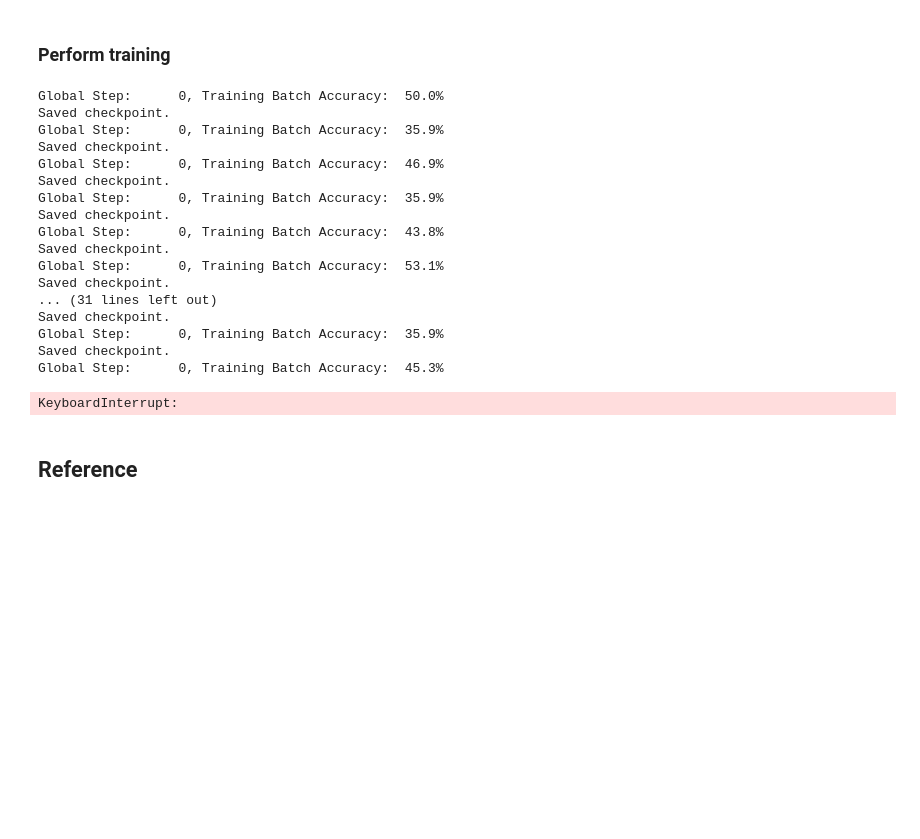
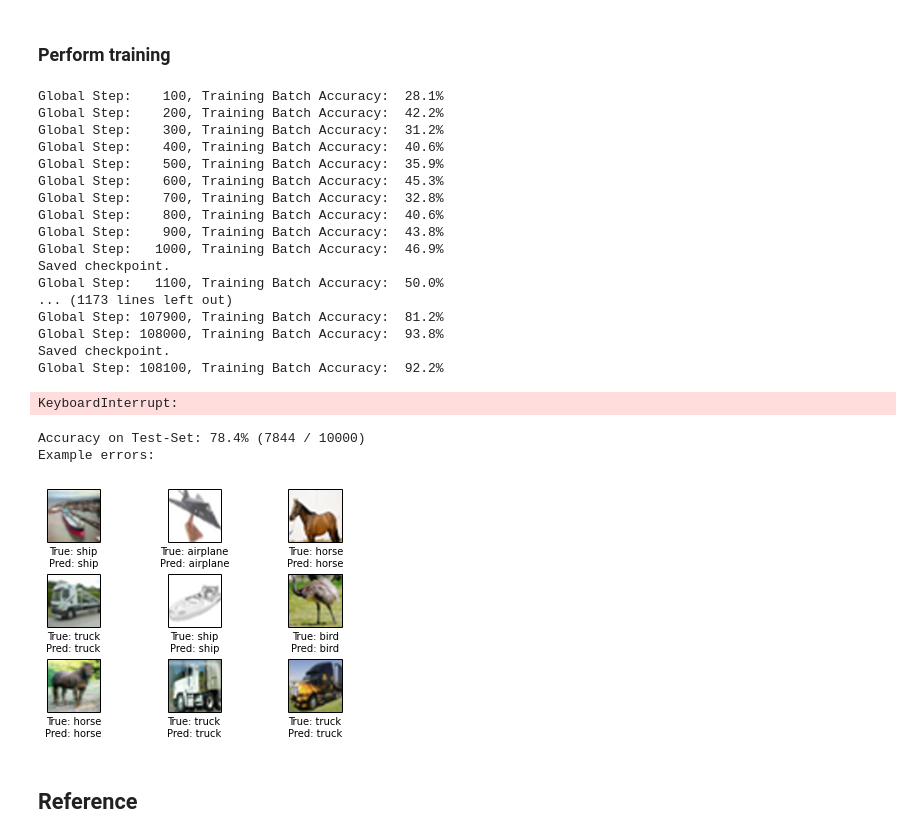
Before and after one commit to lulzzz/CNN_TensorFlow_Images_Classification, a Jupyter notebook: CNN_on_CIFAR10.ipynb, the cells around one changed output. Cells and saved outputs as stored; diff of their text form; code cells hidden in the pictures; blank space fills up the shorter version.

```diff
--- a/CNN_on_CIFAR10.ipynb
+++ b/CNN_on_CIFAR10.ipynb
@@ -569,7 +569,7 @@ def plot_example_errors(cls_pred, correct):
     # is equal to the true class for each image in the test-set.
 
     # Negate the boolean array.
-    incorrect = (correct == False)
+    incorrect = (correct == True)
 
     # Get the images from the test-set that have been
     # incorrectly classified.
@@ -582,9 +582,10 @@ def plot_example_errors(cls_pred, correct):
     cls_true = cls_test[incorrect]
 
     # Plot the first 9 images.
-    plot_images(images=images[0:9],
-                cls_true=cls_true[0:9],
-                cls_pred=cls_pred[0:9])
+    rand2 = np.random.randint(0, 1000)
+    plot_images(images=images[rand2:rand2+9],
+                cls_true=cls_true[rand2:rand2+9],
+                cls_pred=cls_pred[rand2:rand2+9])
 # %%
 def plot_confusion_matrix(cls_pred):
     # This is called from print_test_accuracy() below.
@@ -713,29 +714,33 @@ plot_distorted_image(img, cls)
 # %% [markdown]
 ### Perform training
 # %%
-optimize(num_iterations=1000)
+optimize(num_iterations=150000)
 # %% [output]
-Global Step:      0, Training Batch Accuracy:  50.0%
+Global Step:    100, Training Batch Accuracy:  28.1%
+Global Step:    200, Training Batch Accuracy:  42.2%
+Global Step:    300, Training Batch Accuracy:  31.2%
+Global Step:    400, Training Batch Accuracy:  40.6%
+Global Step:    500, Training Batch Accuracy:  35.9%
+Global Step:    600, Training Batch Accuracy:  45.3%
+Global Step:    700, Training Batch Accuracy:  32.8%
+Global Step:    800, Training Batch Accuracy:  40.6%
+Global Step:    900, Training Batch Accuracy:  43.8%
+Global Step:   1000, Training Batch Accuracy:  46.9%
 Saved checkpoint.
-Global Step:      0, Training Batch Accuracy:  35.9%
+Global Step:   1100, Training Batch Accuracy:  50.0%
+... (1173 lines left out)
+Global Step: 107900, Training Batch Accuracy:  81.2%
+Global Step: 108000, Training Batch Accuracy:  93.8%
 Saved checkpoint.
-Global Step:      0, Training Batch Accuracy:  46.9%
-Saved checkpoint.
-Global Step:      0, Training Batch Accuracy:  35.9%
-Saved checkpoint.
-Global Step:      0, Training Batch Accuracy:  43.8%
-Saved checkpoint.
-Global Step:      0, Training Batch Accuracy:  53.1%
-Saved checkpoint.
-... (31 lines left out)
-Saved checkpoint.
-Global Step:      0, Training Batch Accuracy:  35.9%
-Saved checkpoint.
-Global Step:      0, Training Batch Accuracy:  45.3%
+Global Step: 108100, Training Batch Accuracy:  92.2%
 KeyboardInterrupt:
 # %%
-# print_test_accuracy(show_example_errors=True,
-#                     show_confusion_matrix=False)
+print_test_accuracy(show_example_errors=True,
+                    show_confusion_matrix=False)
+# %% [output]
+Accuracy on Test-Set: 78.4% (7844 / 10000)
+Example errors:
+[figure, added]
 # %% [markdown]
 ## Reference
 # %% [markdown]
```
Also changed, not shown: parts of 4 cells of this notebook, 3 other files.
